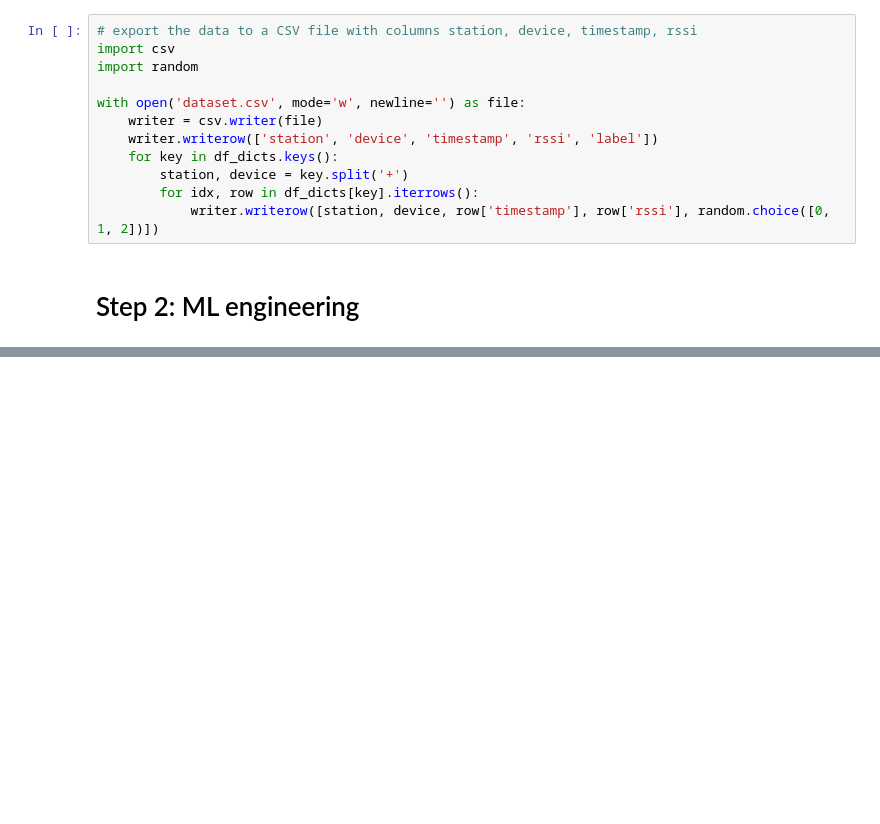
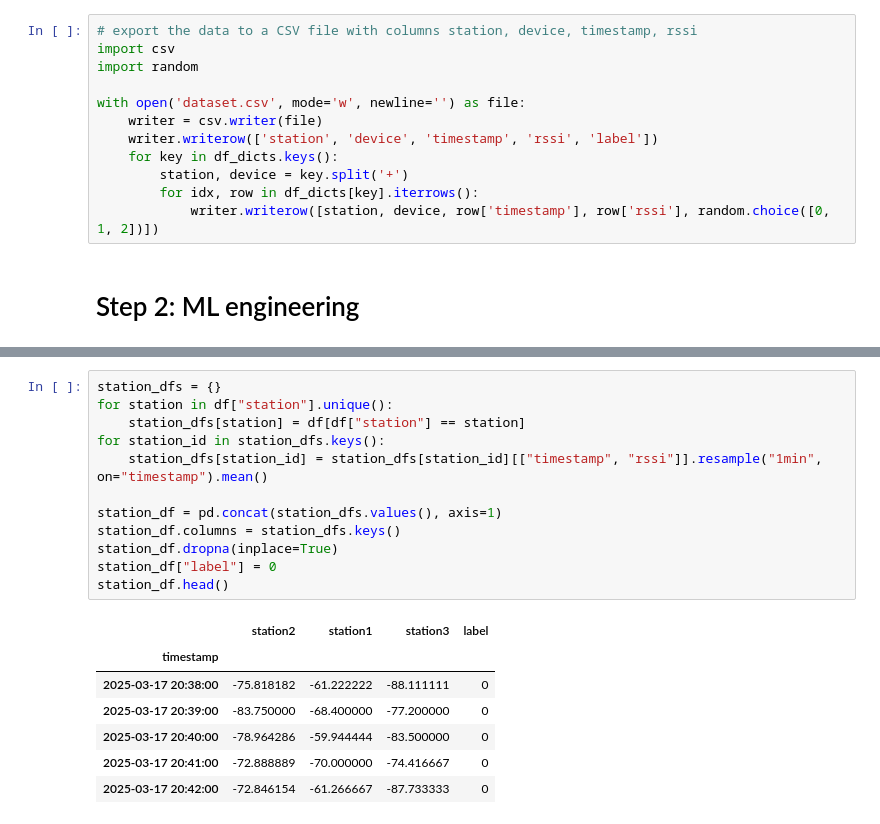
Before and after one commit to ChutiponTri/ICT720-Practice-2025, a Jupyter notebook: Demo TAIST 7th ML/rssi_model.ipynb, the cells around one changed output, grey strips where cells are left out. Cells and saved outputs as stored; diff of their text form; blank space fills up the shorter version.

```diff
--- a/Demo TAIST 7th ML/rssi_model.ipynb
+++ b/Demo TAIST 7th ML/rssi_model.ipynb
@@ -178,0 +206,20 @@ weighted avg       0.81      0.78      0.78       158
+# %%
+station_dfs = {}
+for station in df["station"].unique():
+    station_dfs[station] = df[df["station"] == station]
+for station_id in station_dfs.keys():
+    station_dfs[station_id] = station_dfs[station_id][["timestamp", "rssi"]].resample("1min", on="timestamp").mean()
+
+station_df = pd.concat(station_dfs.values(), axis=1)
+station_df.columns = station_dfs.keys()
+station_df.dropna(inplace=True)
+station_df["label"] = 0
+station_df.head()
+# %% [output]
+|  | station2 | station1 | station3 | label |
+| timestamp |  |  |  |  |
+| 2025-03-17 20:38:00 | -75.818182 | -61.222222 | -88.111111 | 0 |
+| 2025-03-17 20:39:00 | -83.750000 | -68.400000 | -77.200000 | 0 |
+| 2025-03-17 20:40:00 | -78.964286 | -59.944444 | -83.500000 | 0 |
+| 2025-03-17 20:41:00 | -72.888889 | -70.000000 | -74.416667 | 0 |
+| 2025-03-17 20:42:00 | -72.846154 | -61.266667 | -87.733333 | 0 |
```
Also changed, not shown: parts of 14 cells of this notebook, 2 other files.
